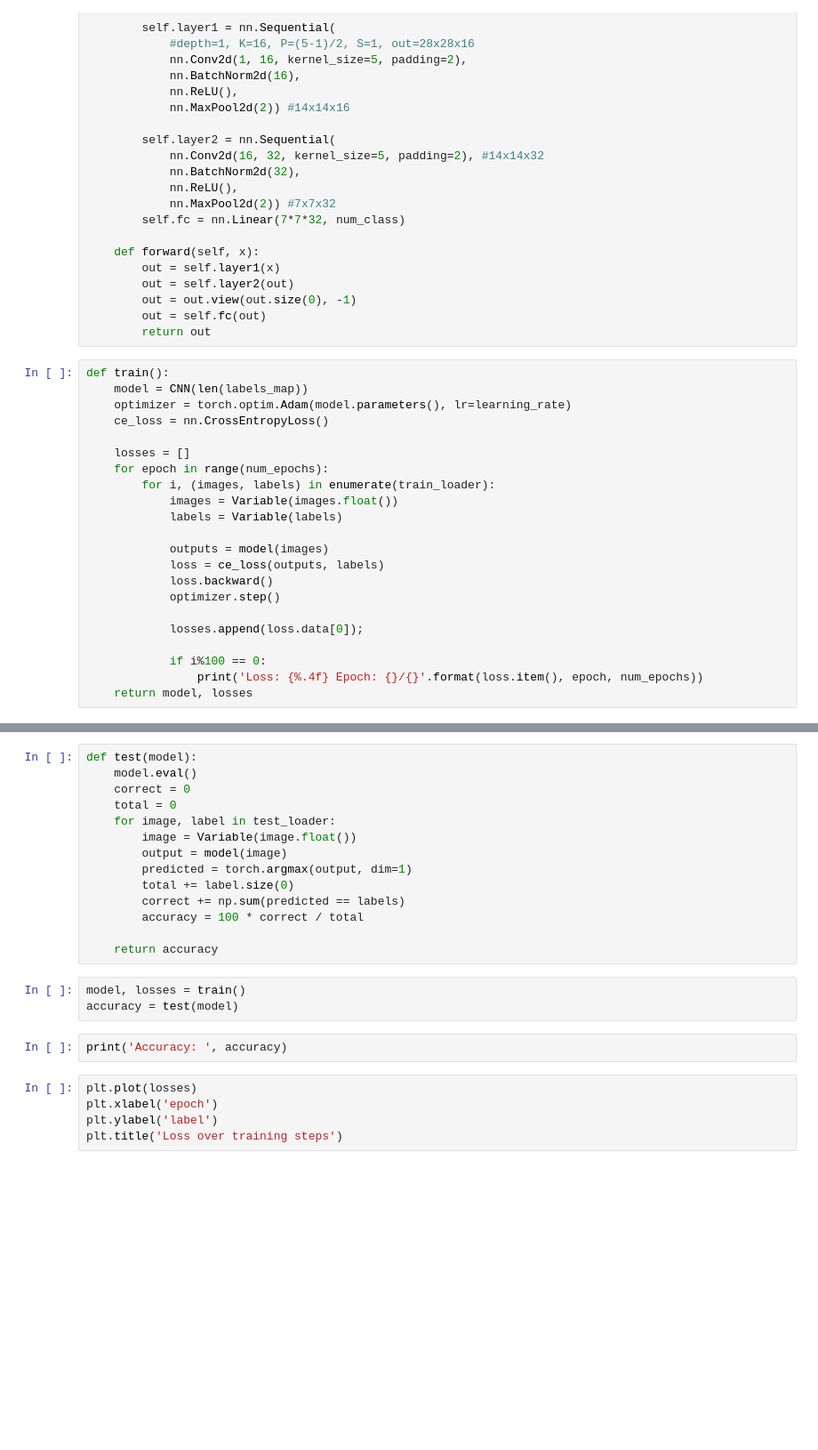
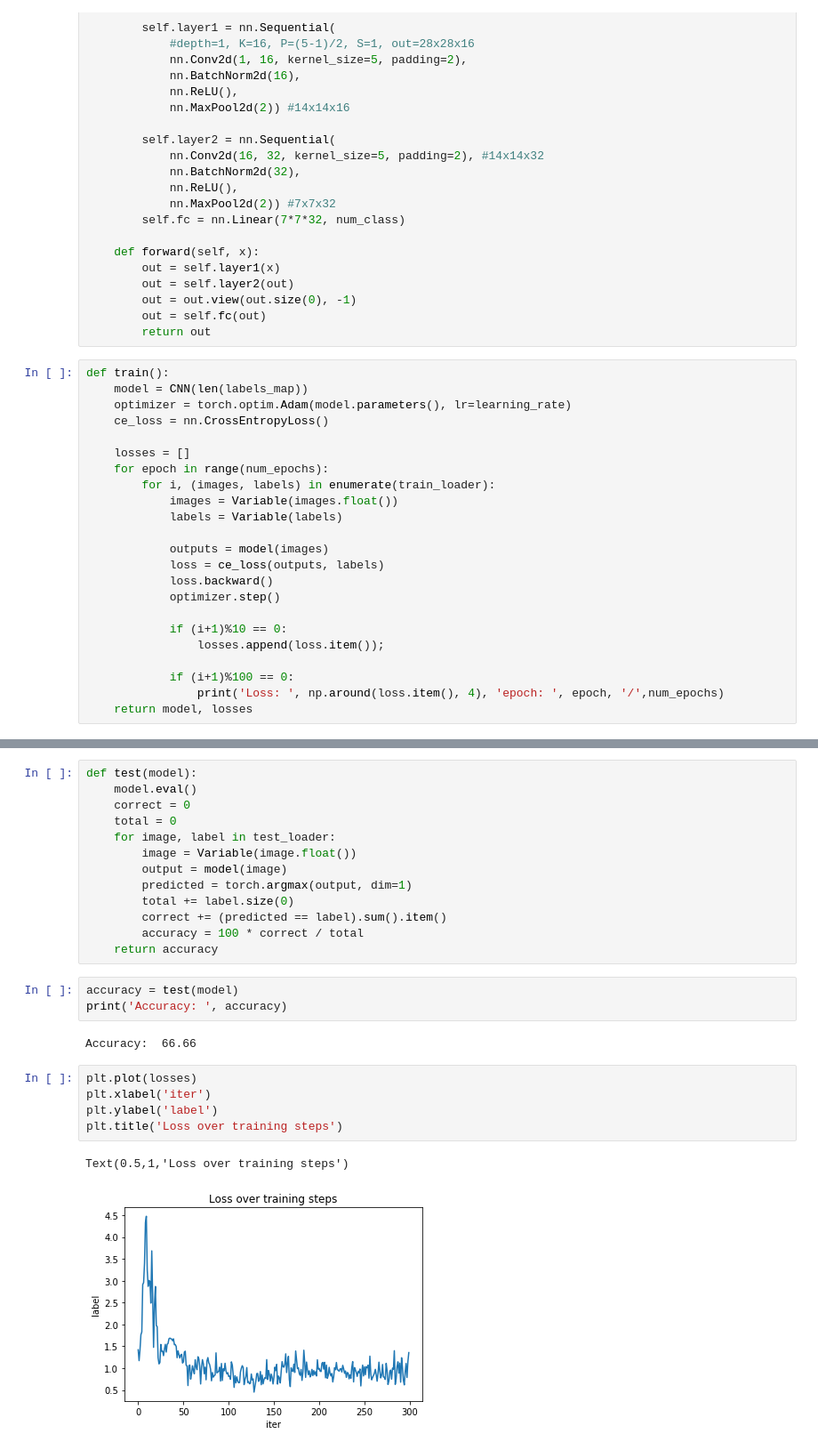
Before and after one commit to evabertalan/mustererkennung, a Jupyter notebook: 11/11_PyTorch.ipynb, the cells around one changed output, grey strips where cells are left out. Shown: that part at 89% size. Saved outputs shown, nothing was run; the diff lists cells and outputs as text; blank space fills up the shorter version.

```diff
--- a/11/11_PyTorch.ipynb
+++ b/11/11_PyTorch.ipynb
@@ -86,8 +90,9 @@ def train():
             loss.backward()
             optimizer.step()
 
-            losses.append(loss.data[0]);
+            if (i+1)%10 == 0:
+                losses.append(loss.item());
 
-            if i%100 == 0:
-                print('Loss: {%.4f} Epoch: {}/{}'.format(loss.item(), epoch, num_epochs))
+            if (i+1)%100 == 0:
+                print('Loss: ', np.around(loss.item(), 4), 'epoch: ', epoch, '/',num_epochs)
     return model, losses
@@ -101,17 +126,19 @@ def test(model):
         output = model(image)
         predicted = torch.argmax(output, dim=1)
         total += label.size(0)
-        correct += np.sum(predicted == labels)
+        correct += (predicted == label).sum().item()
         accuracy = 100 * correct / total
-
     return accuracy
-# %%
-model, losses = train()
-accuracy = test(model)
-# %%
-print('Accuracy: ', accuracy)
+# %%
+accuracy = test(model)
+print('Accuracy: ', accuracy)
+# %% [output]
+Accuracy:  66.66
 # %%
 plt.plot(losses)
-plt.xlabel('epoch')
+plt.xlabel('iter')
 plt.ylabel('label')
 plt.title('Loss over training steps')
+# %% [output]
+Text(0.5,1,'Loss over training steps')
+[figure, added]
```
Also changed, not shown: parts of 12 cells of this notebook, 7 other files.
